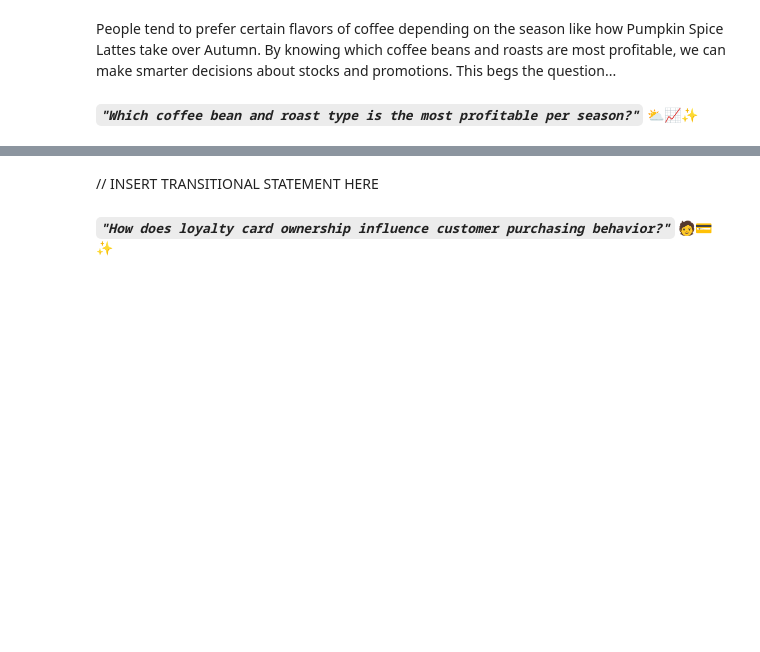
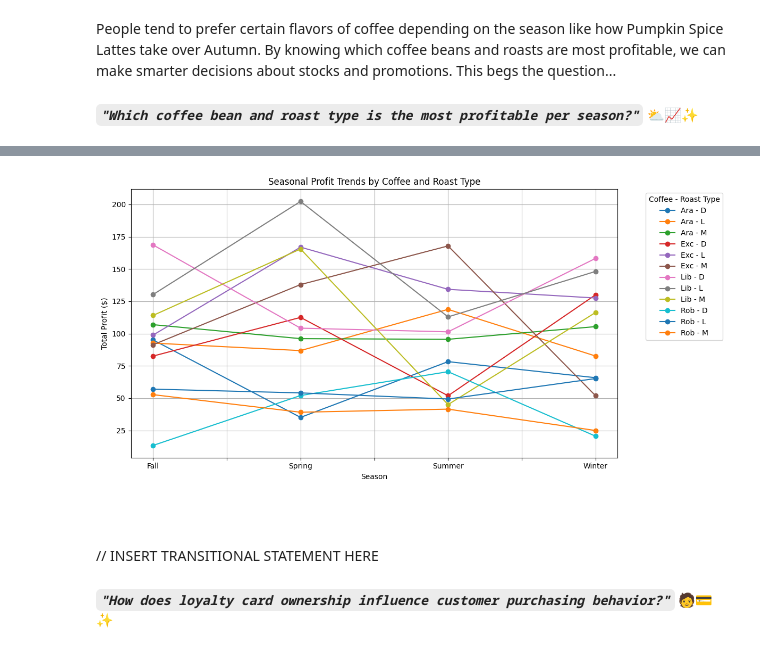
Before and after one commit to Emman-28/CSMODEL-MP, a Jupyter notebook: CSMODEL MP(Marble).ipynb, the cells around one changed output, grey strips where cells are left out. Drawn from its saved outputs; the diff is of its cells as text; code cells hidden in the pictures; blank space fills up the shorter version.

```diff
--- a/CSMODEL MP(Marble).ipynb
+++ b/CSMODEL MP(Marble).ipynb
@@ -195,3 +395,26 @@ People tend to prefer certain flavors of coffee depending on the season like how
+# %%
+# Grouping by Season, Coffee Type, and Roast Type to get total profit
+profit_per_combo = coffee_df.groupby(['Season', 'Coffee Type_y', 'Roast Type_y'])['Total Profit'].sum().reset_index()
+
+# Create a new column to combine Coffee Type and Roast Type for clearer labels
+profit_per_combo['CoffeeRoast'] = profit_per_combo['Coffee Type_y'] + ' - ' + profit_per_combo['Roast Type_y']
+
+# Pivot for plotting
+pivot_df = profit_per_combo.pivot(index='Season', columns='CoffeeRoast', values='Total Profit')
+
+# Plotting
+pivot_df.plot(kind='line', marker='o', figsize=(12, 6))
+plt.title("Seasonal Profit Trends by Coffee and Roast Type")
+plt.xlabel("Season")
+plt.ylabel("Total Profit ($)")
+plt.grid(True)
+plt.legend(title="Coffee - Roast Type", bbox_to_anchor=(1.05, 1), loc='upper left')
+plt.tight_layout()
+plt.show()
+# %% [output]
+[figure, added]
+# %% [markdown]
+#
 # %% [markdown]
 // INSERT TRANSITIONAL STATEMENT HERE
 
```
Also changed, not shown: parts of 28 cells of this notebook.
